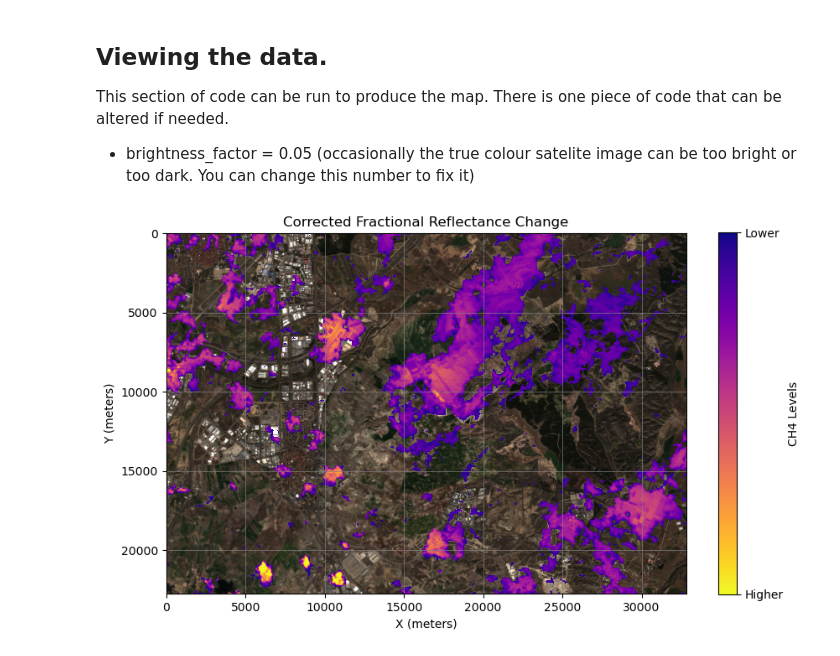
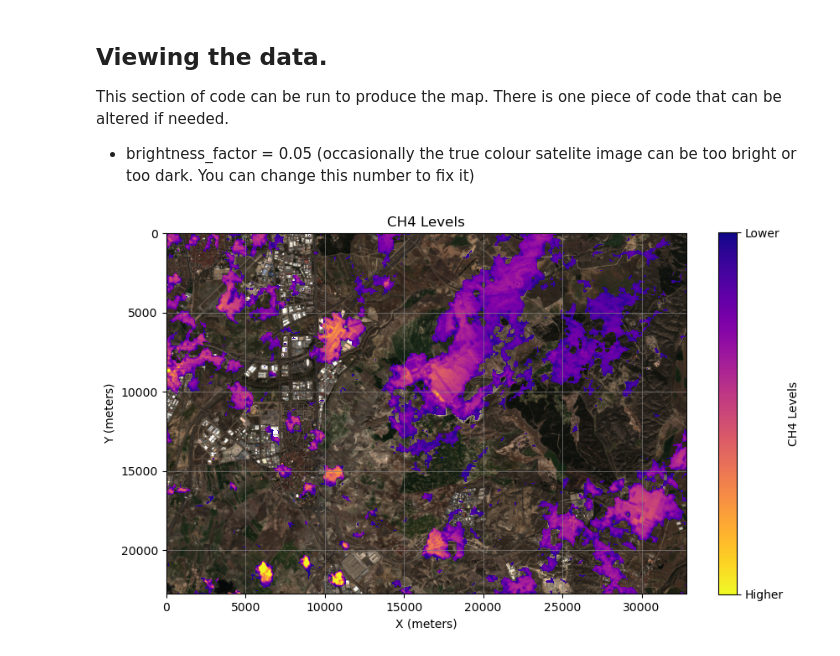
Before and after one commit to zelcon01/Landfill_Atmospheric_Gas_Monitor_Tools, a Jupyter notebook: Sentinel 2 CH4 Multi-Band-Multi-Pass.ipynb, the cells around one changed output. Drawn from its saved outputs; the diff is of its cells as text; code cells hidden in the pictures.

```diff
--- a/Sentinel 2 CH4 Multi-Band-Multi-Pass.ipynb
+++ b/Sentinel 2 CH4 Multi-Band-Multi-Pass.ipynb
@@ -340,32 +344,35 @@ vmax = 0
 
 # Display the masked_frac_change data on top of the RGB image
 plt.imshow(masked_frac_change, cmap='plasma_r', alpha=1, vmin=vmin, vmax=vmax)
 
 # Add a colorbar and labels
 cbar = plt.colorbar(ticks=[vmin, vmax], label='CH4 Levels', shrink=0.7)
 cbar.ax.set_yticklabels(['Higher', 'Lower'])  # set ticks labels
-plt.title('Corrected Fractional Reflectance Change')
+plt.title('CH4 Levels')
 
 # Dataset resolution in metres
 resolution = 20
 
 # Get the dimensions of the image
 height, width, _ = rgb.shape
 
 # Create arrays representing the x and y coordinates in meters
 x = np.arange(0, width * resolution, 5000)
 y = np.arange(0, height * resolution, 5000)
 
 # Set the x and y ticks and labels
 plt.xticks(x / resolution, x)
 plt.yticks(y / resolution, y)
 plt.xlabel('X (meters)')
 plt.ylabel('Y (meters)')
 
 # Add grid lines
 plt.grid(color='gray', linestyle='-', linewidth=0.5)
 
+# Please enter the emission date where it says '[emission date here]' if you want to download more than one map.
+plt.savefig(f'S2HRM[emission_date_here].jpg', format='jpg', bbox_inches='tight')
+
 # Show the plot
 plt.show()
 # %% [output]
-[figure, old version]
+[figure, new version]
```
Also changed, not shown: parts of 2 cells of this notebook, 3 other files.
